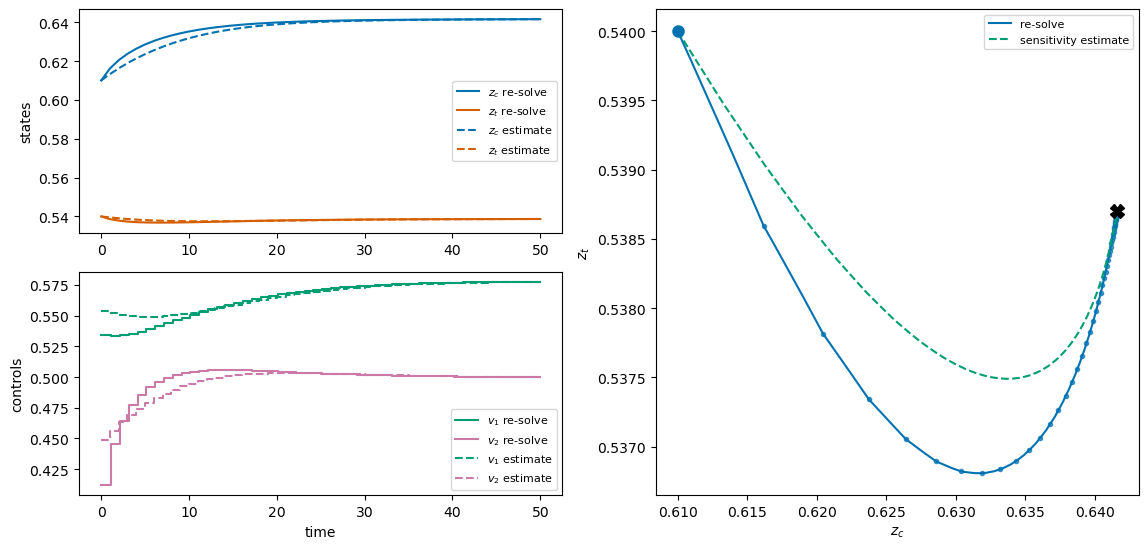
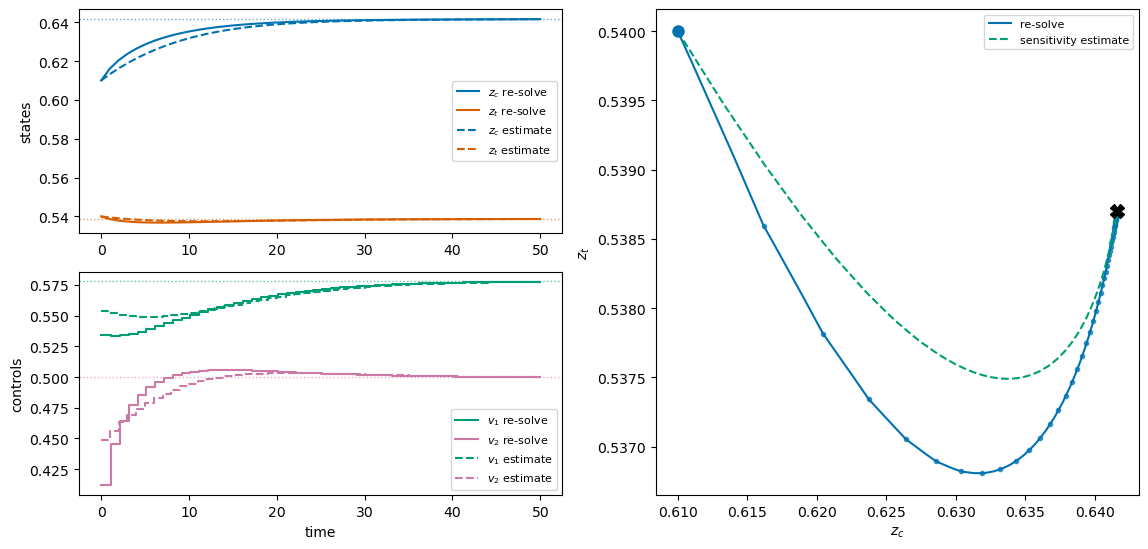
Code edit (unified diff) that turned the first committed figure into the second:
--- before
+++ after
@@ -24,4 +24,6 @@
 ax.plot(ts, pred["zc"], color=WONG[0], ls="--", label="$z_c$ estimate")
 ax.plot(ts, pred["zt"], color=WONG[1], ls="--", label="$z_t$ estimate")
+ax.axhline(pyo.value(m.zc_ss), color=WONG[0], ls=":", lw=1, alpha=0.6)
+ax.axhline(pyo.value(m.zt_ss), color=WONG[1], ls=":", lw=1, alpha=0.6)
 ax.set_ylabel("states")
 ax.legend(fontsize=8)
@@ -32,4 +34,6 @@
 ax.step(ts, pred["v1"], where="post", color=WONG[2], ls="--", label="$v_1$ estimate")
 ax.step(ts, pred["v2"], where="post", color=WONG[3], ls="--", label="$v_2$ estimate")
+ax.axhline(pyo.value(m.v1_ss), color=WONG[2], ls=":", lw=1, alpha=0.6)
+ax.axhline(pyo.value(m.v2_ss), color=WONG[3], ls=":", lw=1, alpha=0.6)
 ax.set_xlabel("time")
 ax.set_ylabel("controls")

Commit: Restore steady-state target lines in the final figure, dotted to distinguish from the dashed estimate